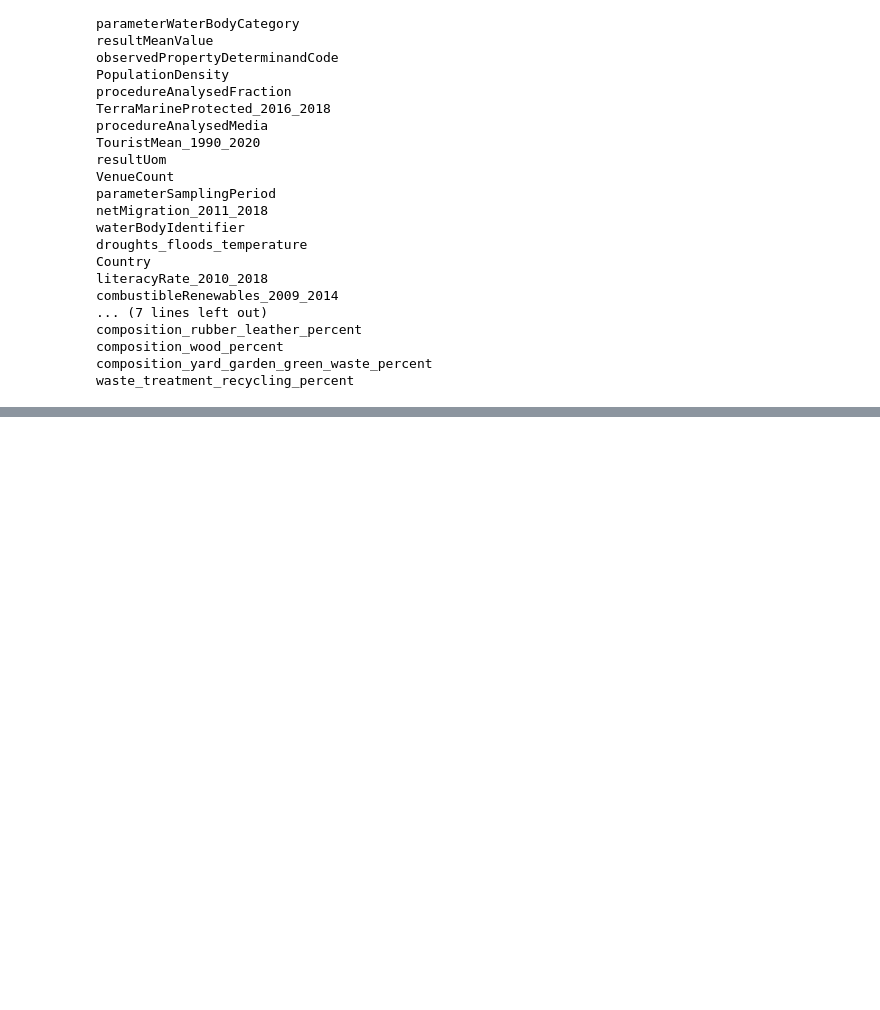
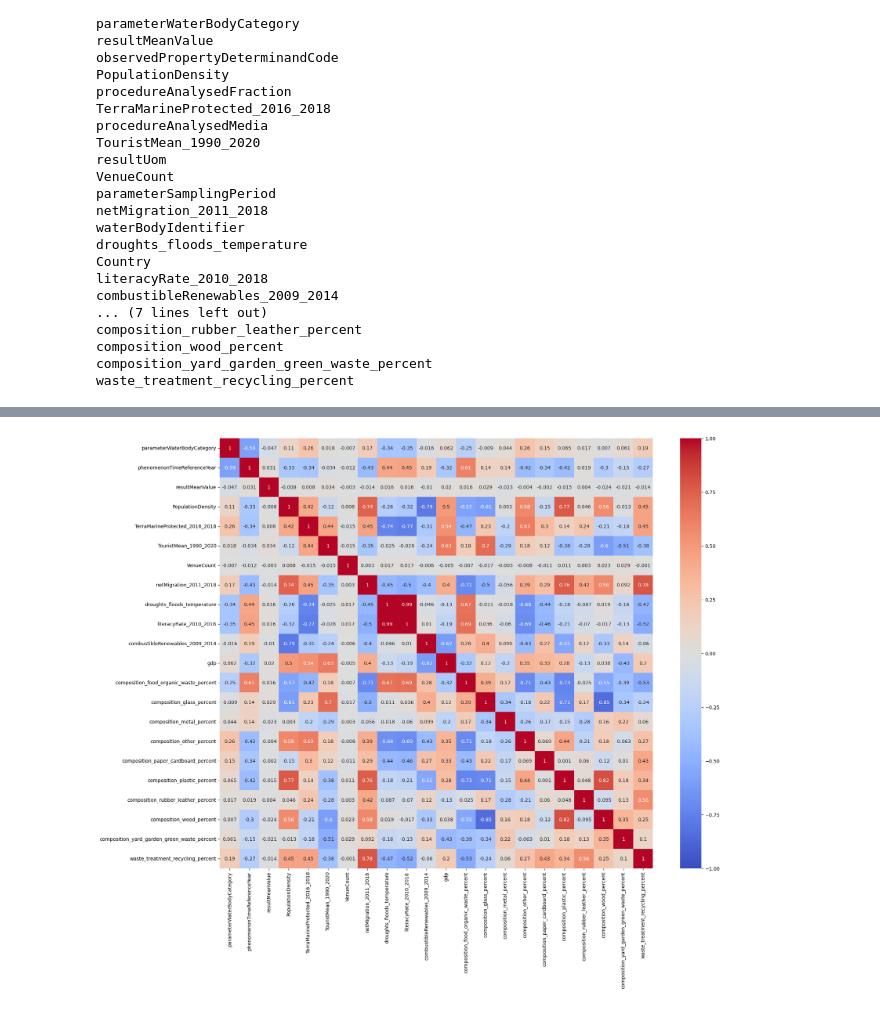
Before and after one commit to Programming-Sai/Water-Quality-Analysis-ML, a Jupyter notebook: notebooks/data_exploration.ipynb, the cells around one changed output, grey strips where cells are left out. Saved outputs shown, nothing was run; the diff lists cells and outputs as text; code cells hidden in the pictures; blank space fills up the shorter version.

```diff
--- a/notebooks/data_exploration.ipynb
+++ b/notebooks/data_exploration.ipynb
@@ -168,0 +463,3 @@ columns_with_issues = [
+# %%
+df.drop(columns=['convertedValue'], inplace=True)
+df.isna().sum()
@@ -168,0 +484,4 @@ columns_with_issues = [
+# %%
+# Dropping rows where any column has missing values
+df.dropna(inplace=True)
+df.isna().sum()
@@ -168,0 +546,3 @@ columns_with_issues = [
+# %%
+df = df.drop_duplicates(keep='first')
+df
@@ -168,0 +599,23 @@ columns_with_issues = [
+# %%
+
+
+# Make a copy of the DataFrame
+df = df.copy()
+
+# Identify non-numeric columns
+non_numeric_columns = df.select_dtypes(exclude=[np.number]).columns
+
+# Encode string columns that can be converted
+for col in non_numeric_columns:
+    unique_values = df[col].unique()
+
+    # Check if the column can be encoded (e.g., few unique string values)
+    if df[col].nunique() <= 10:  # Arbitrary threshold for categorical encoding
+        encoder = LabelEncoder()
+        df[col] = encoder.fit_transform(df[col])
+    else:
+        # Drop columns that cannot be meaningfully encoded
+        df.drop(columns=[col], inplace=True)
+
+# Display cleaned DataFrame
+df.head()
@@ -168,0 +653,6 @@ columns_with_issues = [
+# %%
+plt.figure(figsize=(20, 16))
+sns.heatmap(df.corr().round(3), annot=True, cmap='coolwarm', vmin=-1, vmax=1)
+plt.show()
+# %% [output]
+[figure, added]
```
Also changed, not shown: parts of 39 cells of this notebook.
